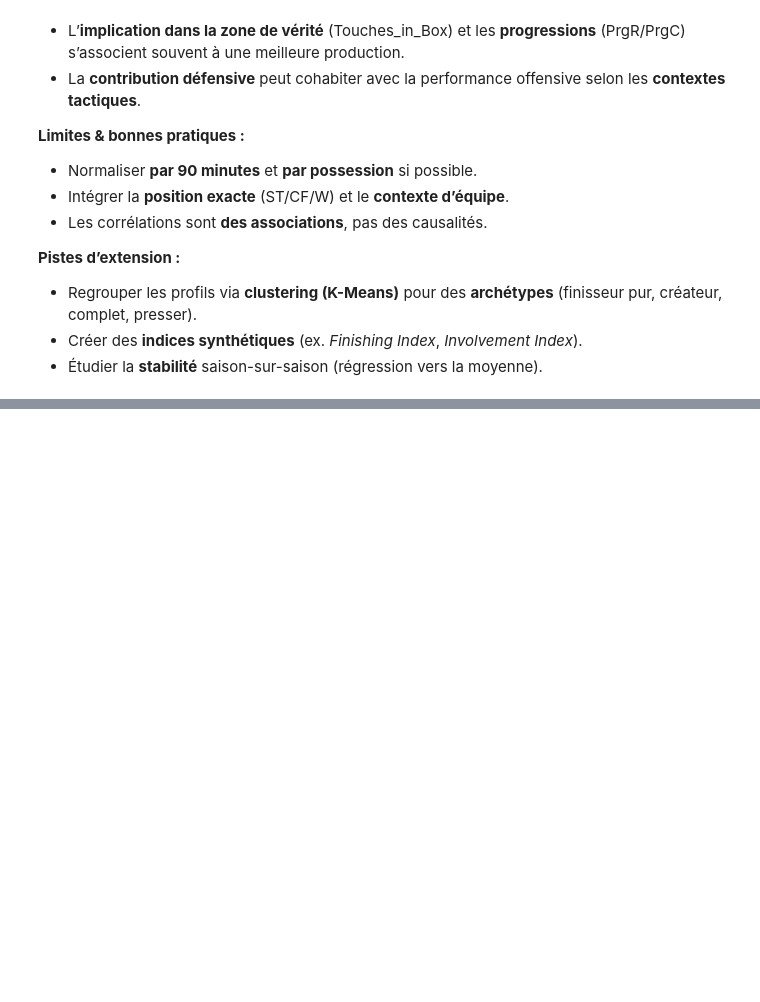
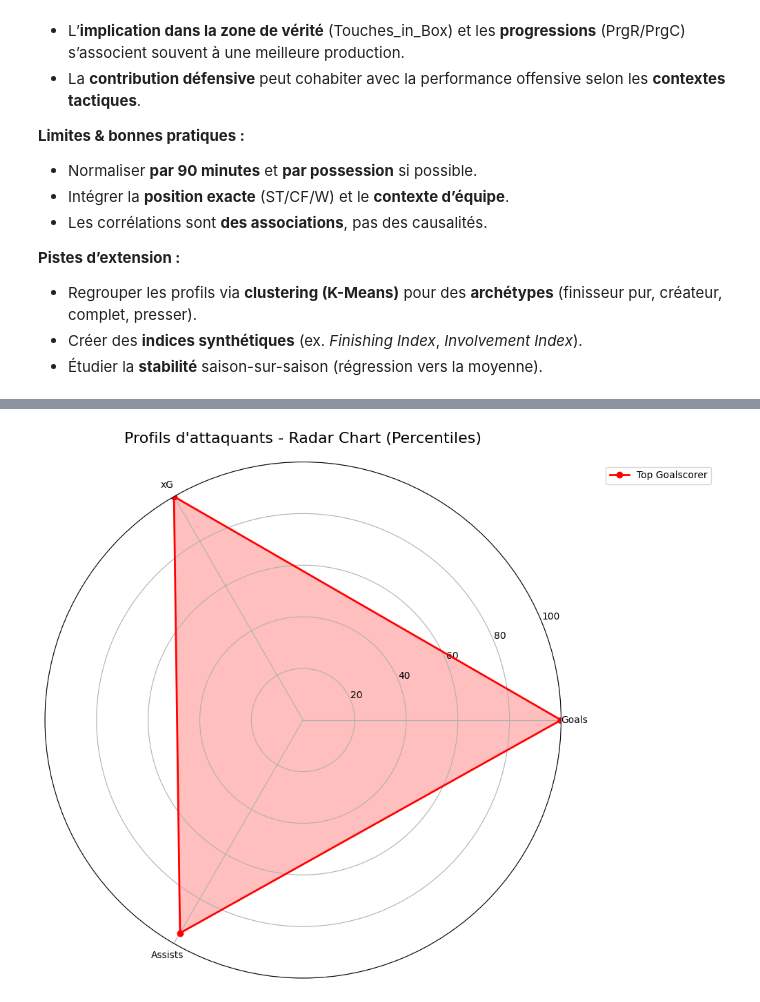
Before and after one commit to teojmn/SoccerStats, a Jupyter notebook: ressources/normalized_data/analyse_attaquants.ipynb, the cells around one changed output, grey strips where cells are left out. Saved outputs shown, nothing was run; the diff lists cells and outputs as text; code cells hidden in the pictures; blank space fills up the shorter version.

```diff
--- a/ressources/normalized_data/analyse_attaquants.ipynb
+++ b/ressources/normalized_data/analyse_attaquants.ipynb
@@ -294,0 +536,81 @@ corr4 = corr_heatmap(df, press_cols, "Corrélations – Pressing & performance")
+# %%
+# Radar chart des profils d'attaquants
+from math import pi
+
+# Sélectionner les métriques clés pour le radar
+radar_metrics = []
+radar_labels = []
+
+key_metrics = {
+    col_goals: 'Goals',
+    col_xg: 'xG',
+    col_assists: 'Assists',
+    col_sca: 'SCA',
+    col_touches_in_box: 'Touches Box',
+    col_pressures: 'Pressures'
+}
+
+for col, label in key_metrics.items():
+    if col and col in df.columns:
+        radar_metrics.append(col)
+        radar_labels.append(label)
+
+if len(radar_metrics) >= 3:  # Minimum 3 métriques pour un radar
+    # Normaliser les données en percentiles
+    df_radar = df[radar_metrics].copy()
+    for col in radar_metrics:
+        df_radar[col + '_pct'] = df_radar[col].rank(pct=True) * 100
+
+    # Sélectionner quelques joueurs représentatifs (top performers dans différentes métriques)
+    top_goalscorer_idx = df[col_goals].idxmax() if col_goals else None
+    top_creator_idx = df[col_sca].idxmax() if col_sca else None
+    top_presser_idx = df[col_pressures].idxmax() if col_pressures else None
+
+    selected_players = [idx for idx in [top_goalscorer_idx, top_creator_idx, top_presser_idx]
+                       if idx is not None and not pd.isna(df.loc[idx, radar_metrics]).any()]
+
+    if selected_players:
+        # Configuration du radar
+        N = len(radar_metrics)
+        angles = [n / float(N) * 2 * pi for n in range(N)]
+        angles += angles[:1]  # Fermer le cercle
+
+        fig, ax = plt.subplots(figsize=(10, 10), subplot_kw=dict(projection='polar'))
+
+        colors = ['red', 'blue', 'green']
+        labels_players = ['Top Goalscorer', 'Top Creator', 'Top Presser']
+
+        for i, (player_idx, color, player_label) in enumerate(zip(selected_players, colors, labels_players)):
+            if i < 3:  # Limiter à 3 joueurs
+                values = [df_radar.loc[player_idx, col + '_pct'] for col in radar_metrics]
+                values += values[:1]  # Fermer le cercle
+
+                ax.plot(angles, values, 'o-', linewidth=2, label=player_label, color=color)
+                ax.fill(angles, values, alpha=0.25, color=color)
+
+        # Configuration des axes
+        ax.set_xticks(angles[:-1])
+        ax.set_xticklabels(radar_labels)
+        ax.set_ylim(0, 100)
+        ax.set_yticks([20, 40, 60, 80, 100])
+        ax.set_yticklabels(['20', '40', '60', '80', '100'])
+        ax.grid(True)
+
+        plt.legend(loc='upper right', bbox_to_anchor=(1.3, 1.0))
+        plt.title('Profils d\'attaquants - Radar Chart (Percentiles)', size=16, pad=20)
+        plt.tight_layout()
+        plt.show()
+
+        # Afficher les valeurs brutes des joueurs sélectionnés
+        print("\\nValeurs brutes des joueurs sélectionnés :")
+        for i, (player_idx, player_label) in enumerate(zip(selected_players, labels_players)):
+            if i < 3:
+                print(f"\\n{player_label} (Index {player_idx}):")
+                for metric, label in zip(radar_metrics, radar_labels):
+                    value = df.loc[player_idx, metric]
+                    percentile = df_radar.loc[player_idx, metric + '_pct']
+                    print(f"  {label}: {value:.2f} (P{percentile:.0f})")
+else:
+    print("Pas assez de métriques disponibles pour créer un radar chart.")
+# %% [output]
+[figure, added]
```
Also changed, not shown: parts of 12 cells of this notebook, 2 other files.
